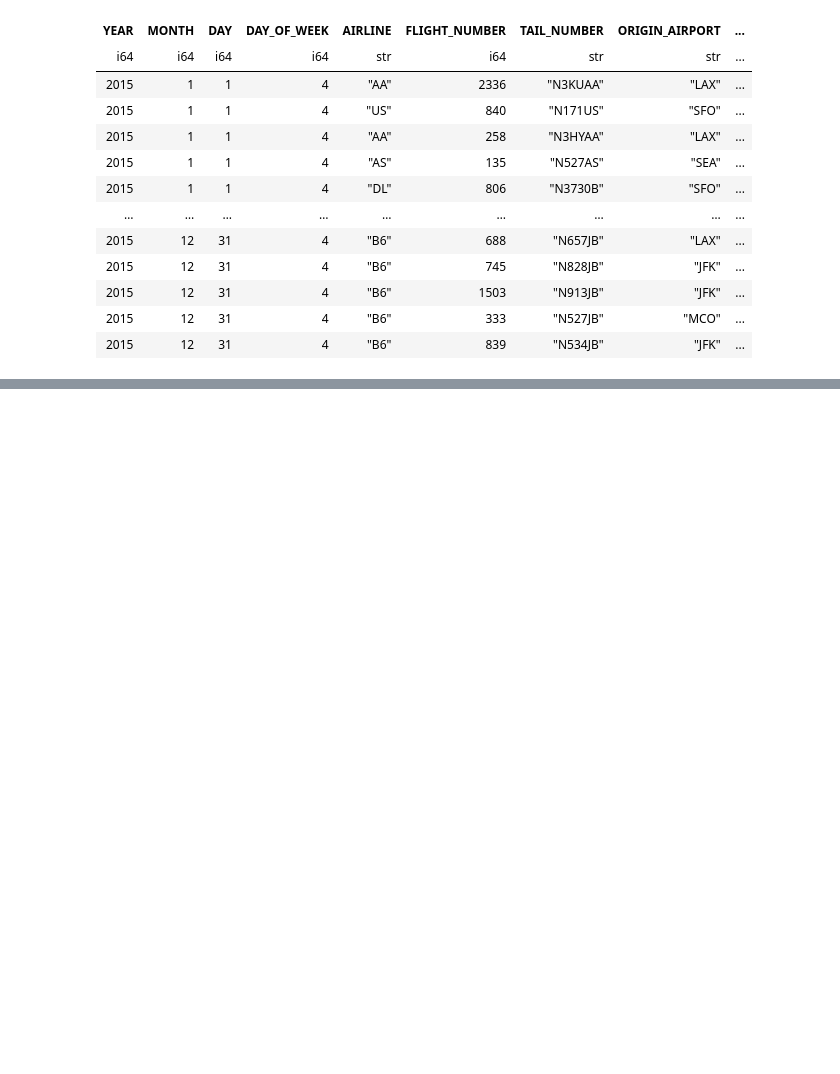
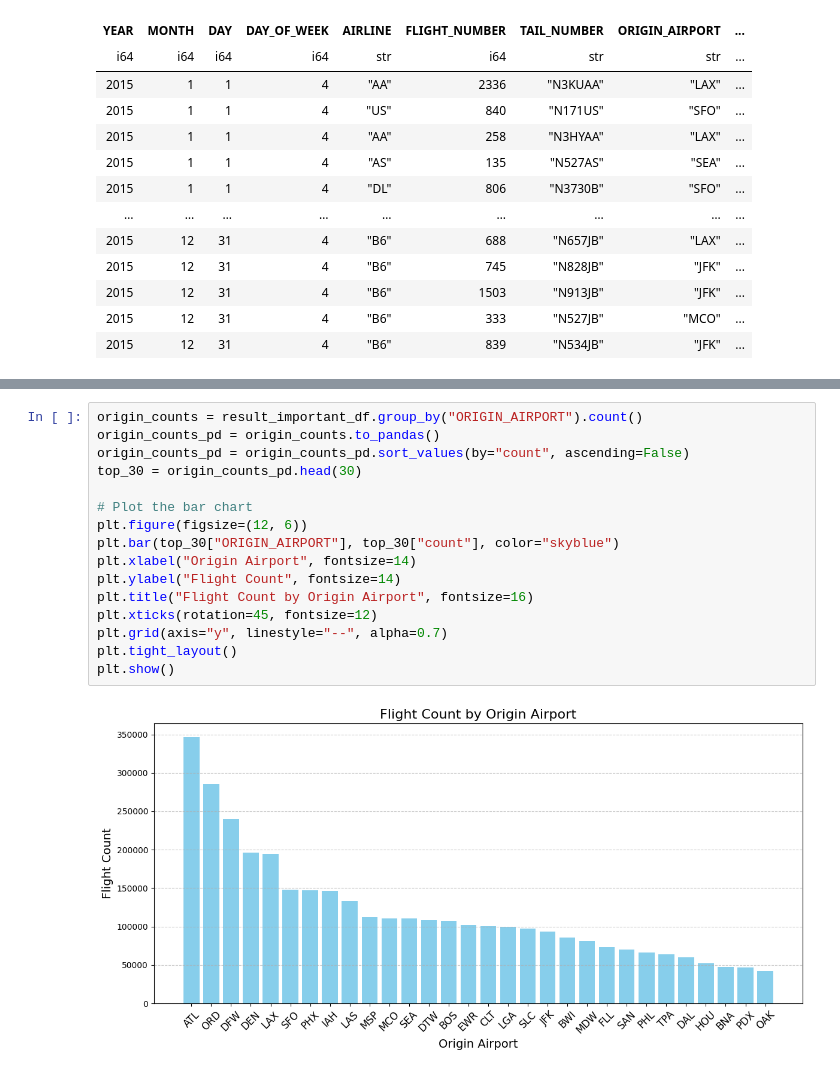
Before and after one commit to Neyhar/CIS-545-Final-Project, a Jupyter notebook: FinalProject.ipynb, the cells around one changed output, grey strips where cells are left out. Drawn from its saved outputs; the diff is of its cells as text; blank space fills up the shorter version.

```diff
--- a/FinalProject.ipynb
+++ b/FinalProject.ipynb
@@ -201,0 +296,18 @@ shape: (4_933_302, 43)
+# %%
+origin_counts = result_important_df.group_by("ORIGIN_AIRPORT").count()
+origin_counts_pd = origin_counts.to_pandas()
+origin_counts_pd = origin_counts_pd.sort_values(by="count", ascending=False)
+top_30 = origin_counts_pd.head(30)
+
+# Plot the bar chart
+plt.figure(figsize=(12, 6))
+plt.bar(top_30["ORIGIN_AIRPORT"], top_30["count"], color="skyblue")
+plt.xlabel("Origin Airport", fontsize=14)
+plt.ylabel("Flight Count", fontsize=14)
+plt.title("Flight Count by Origin Airport", fontsize=16)
+plt.xticks(rotation=45, fontsize=12)
+plt.grid(axis="y", linestyle="--", alpha=0.7)
+plt.tight_layout()
+plt.show()
+# %% [output]
+[figure, added]
```
Also changed, not shown: parts of 13 cells of this notebook.
